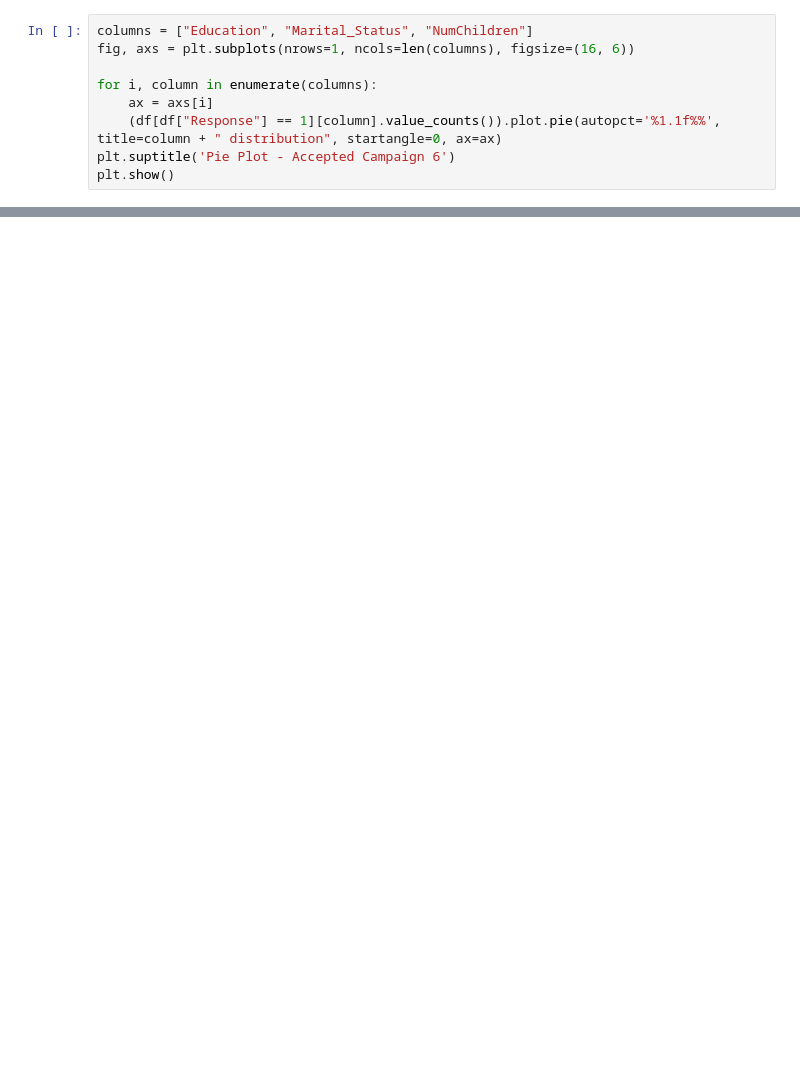
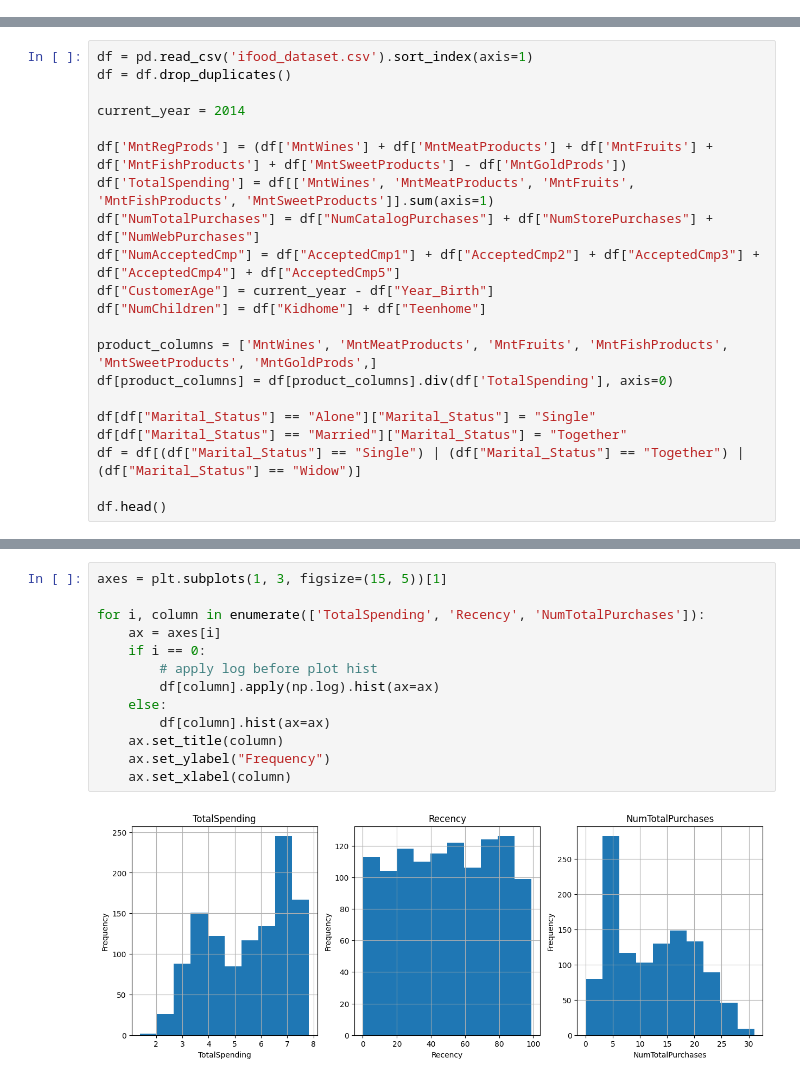
Before and after one commit to joe-stifler/ifood-campaign-analysis, a Jupyter notebook: clustering.ipynb, the cells around one changed output, grey strips where cells are left out. Saved outputs shown, nothing was run; the diff lists cells and outputs as text; blank space fills up the shorter version.

```diff
--- a/clustering.ipynb
+++ b/clustering.ipynb
@@ -862,9 +0,0 @@ Name: count, dtype: float64
-# %%
-columns = ["Education", "Marital_Status", "NumChildren"]
-fig, axs = plt.subplots(nrows=1, ncols=len(columns), figsize=(16, 6))
-
-for i, column in enumerate(columns):
-    ax = axs[i]
-    (df[df["Response"] == 1][column].value_counts()).plot.pie(autopct='%1.1f%%', title=column + " distribution", startangle=0, ax=ax)
-plt.suptitle('Pie Plot - Accepted Campaign 6')
-plt.show()
@@ -1403,0 +96,21 @@ plt.show()
+# %%
+df = pd.read_csv('ifood_dataset.csv').sort_index(axis=1)
+df = df.drop_duplicates()
+
+current_year = 2014
+
+df['MntRegProds'] = (df['MntWines'] + df['MntMeatProducts'] + df['MntFruits'] + df['MntFishProducts'] + df['MntSweetProducts'] - df['MntGoldProds'])
+df['TotalSpending'] = df[['MntWines', 'MntMeatProducts', 'MntFruits', 'MntFishProducts', 'MntSweetProducts']].sum(axis=1)
+df["NumTotalPurchases"] = df["NumCatalogPurchases"] + df["NumStorePurchases"] + df["NumWebPurchases"]
+df["NumAcceptedCmp"] = df["AcceptedCmp1"] + df["AcceptedCmp2"] + df["AcceptedCmp3"] + df["AcceptedCmp4"] + df["AcceptedCmp5"]
+df["CustomerAge"] = current_year - df["Year_Birth"]
+df["NumChildren"] = df["Kidhome"] + df["Teenhome"]
+
+product_columns = ['MntWines', 'MntMeatProducts', 'MntFruits', 'MntFishProducts', 'MntSweetProducts', 'MntGoldProds',]
+df[product_columns] = df[product_columns].div(df['TotalSpending'], axis=0)
+
+df[df["Marital_Status"] == "Alone"]["Marital_Status"] = "Single"
+df[df["Marital_Status"] == "Married"]["Marital_Status"] = "Together"
+df = df[(df["Marital_Status"] == "Single") | (df["Marital_Status"] == "Together") | (df["Marital_Status"] == "Widow")]
+
+df.head()
@@ -1403,0 +144,15 @@ plt.show()
+# %%
+axes = plt.subplots(1, 3, figsize=(15, 5))[1]
+
+for i, column in enumerate(['TotalSpending', 'Recency', 'NumTotalPurchases']):
+    ax = axes[i]
+    if i == 0:
+        # apply log before plot hist
+        df[column].apply(np.log).hist(ax=ax)
+    else:
+        df[column].hist(ax=ax)
+    ax.set_title(column)
+    ax.set_ylabel("Frequency")
+    ax.set_xlabel(column)
+# %% [output]
+[figure, added]
```
Also changed, not shown: parts of 127 cells of this notebook, 1 other file.
